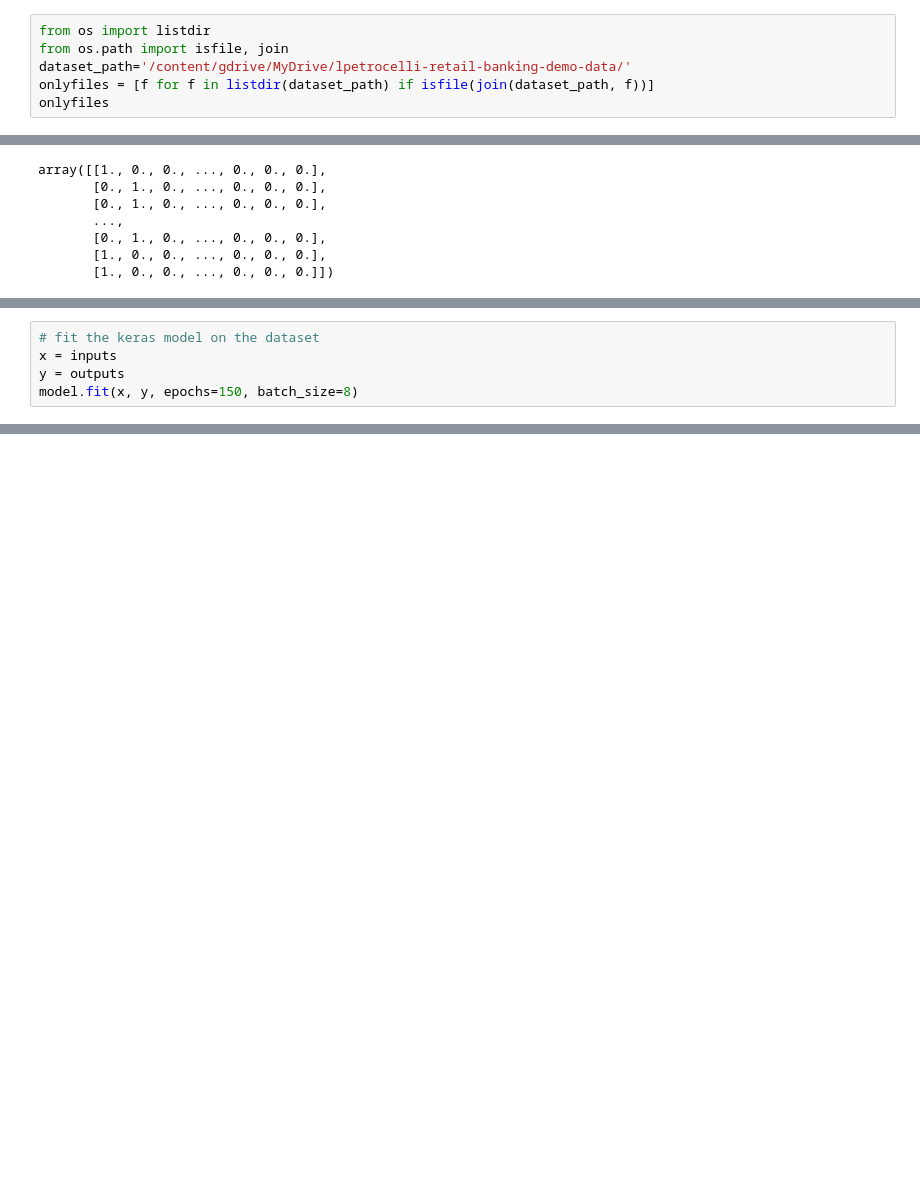
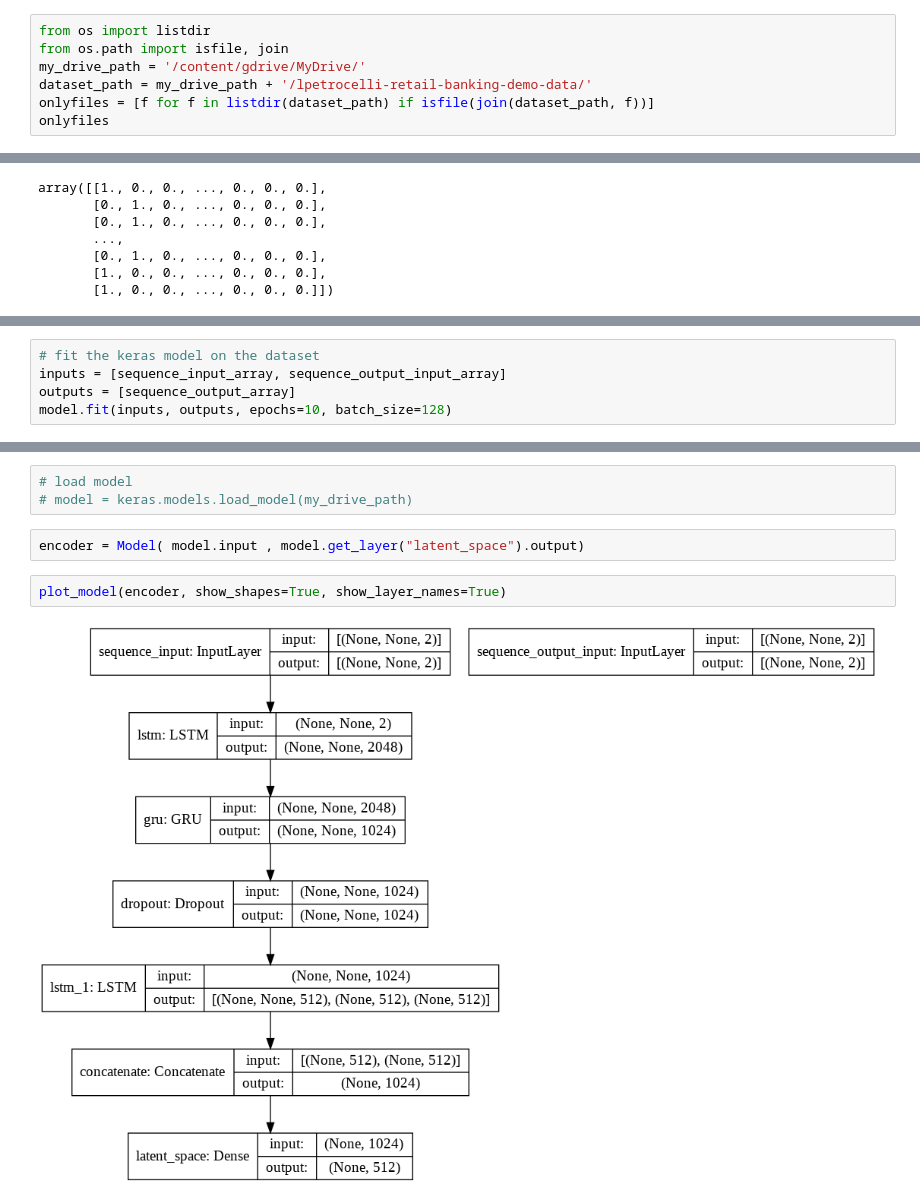
Before and after one commit to ebarkhordar/clustering-of-bank-customers, a Jupyter notebook: Czech_customer_segmentation.ipynb, the cells around one changed output, grey strips where cells are left out. Saved outputs shown, nothing was run; the diff lists cells and outputs as text; blank space fills up the shorter version.

```diff
--- a/Czech_customer_segmentation.ipynb
+++ b/Czech_customer_segmentation.ipynb
@@ -36,7 +40,8 @@ import matplotlib.pyplot as plt
 # %%
 from os import listdir
 from os.path import isfile, join
-dataset_path='/content/gdrive/MyDrive/lpetrocelli-retail-banking-demo-data/'
+my_drive_path = '/content/gdrive/MyDrive/'
+dataset_path = my_drive_path + '/lpetrocelli-retail-banking-demo-data/'
 onlyfiles = [f for f in listdir(dataset_path) if isfile(join(dataset_path, f))]
 onlyfiles
 # %% [output]
@@ -437,6 +441,6 @@ plot_model(model, to_file='model_plot.png', show_shapes=True, show_layer_names=T
 # %%
 # fit the keras model on the dataset
-x = inputs
-y = outputs
-model.fit(x, y, epochs=150, batch_size=8)
+inputs = [sequence_input_array, sequence_output_input_array]
+outputs = [sequence_output_array]
+model.fit(inputs, outputs, epochs=10, batch_size=128)
 # %% [output]
@@ -443,0 +476,9 @@ NameError: ignored
+# %%
+# load model
+# model = keras.models.load_model(my_drive_path)
+# %%
+encoder = Model( model.input , model.get_layer("latent_space").output)
+# %%
+plot_model(encoder, show_shapes=True, show_layer_names=True)
+# %% [output]
+[figure, added]
```
Also changed, not shown: parts of 22 cells of this notebook.
